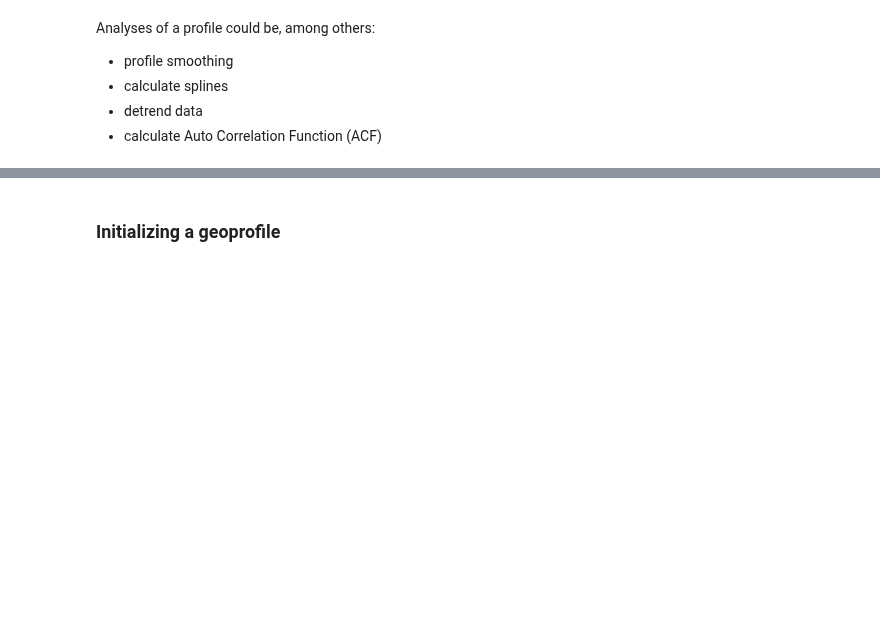
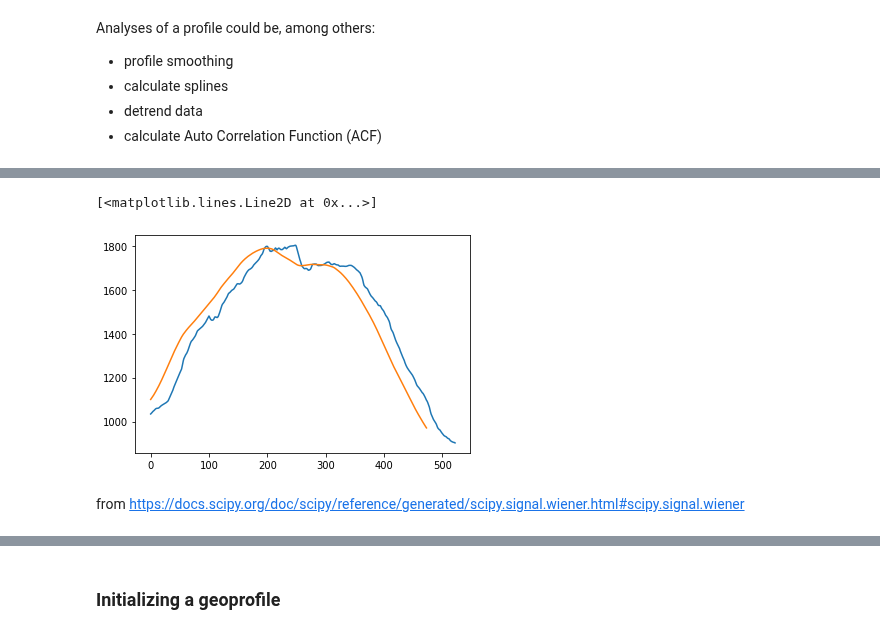
Before and after one commit to mauroalberti/gsf, a Jupyter notebook: docs/notebooks/Geologic profiles with pygsf - dev.ipynb, the cells around one changed output, grey strips where cells are left out. Drawn from its saved outputs; the diff is of its cells as text; code cells hidden in the pictures; blank space fills up the shorter version.

```diff
--- a/docs/notebooks/Geologic profiles with pygsf - dev.ipynb
+++ b/docs/notebooks/Geologic profiles with pygsf - dev.ipynb
@@ -315,0 +352,13 @@ Analyses of a profile could be, among others:
+# %%
+def moving_average(a, n=3) :
+    ret = np.cumsum(a, dtype=float)
+    ret[n:] = ret[n:] - ret[:-n]
+    return ret[n - 1:] / n
+# %%
+plt.plot(data)
+plt.plot(moving_average(data, n=50))
+# %% [output]
+[<matplotlib.lines.Line2D at 0x...>]
+[figure, added]
+# %% [markdown]
+from https://docs.scipy.org/doc/scipy/reference/generated/scipy.signal.wiener.html#scipy.signal.wiener
```
Also changed, not shown: parts of 35 cells of this notebook.
